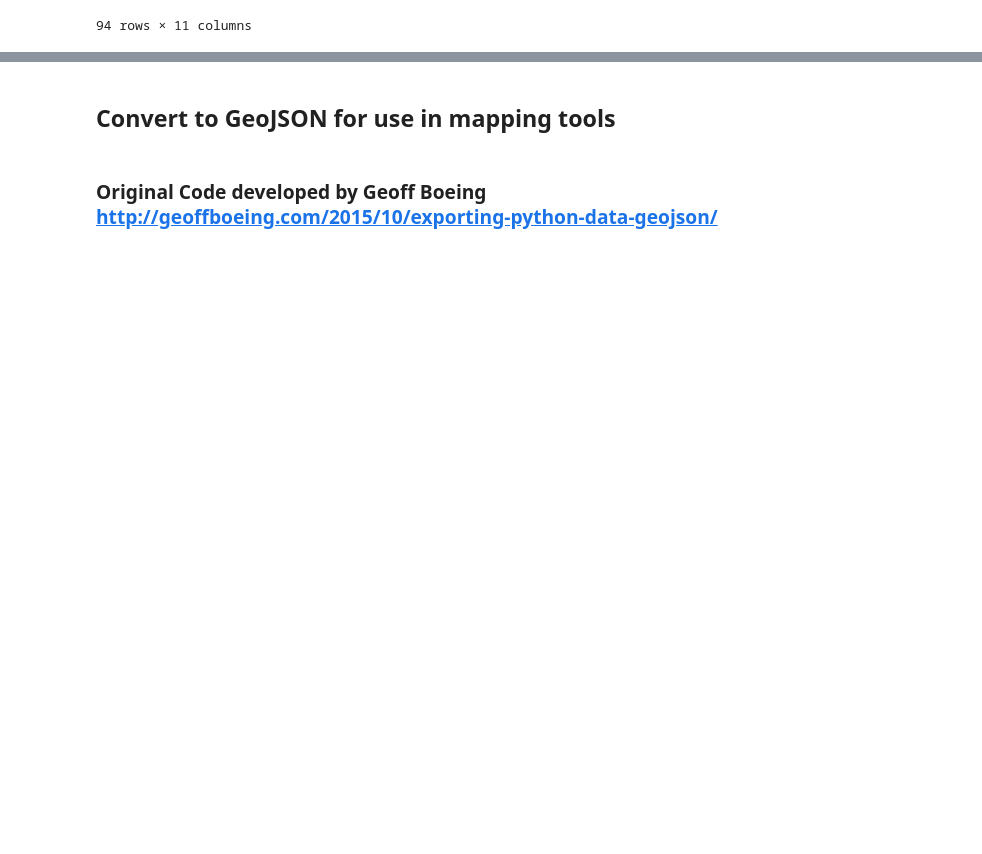
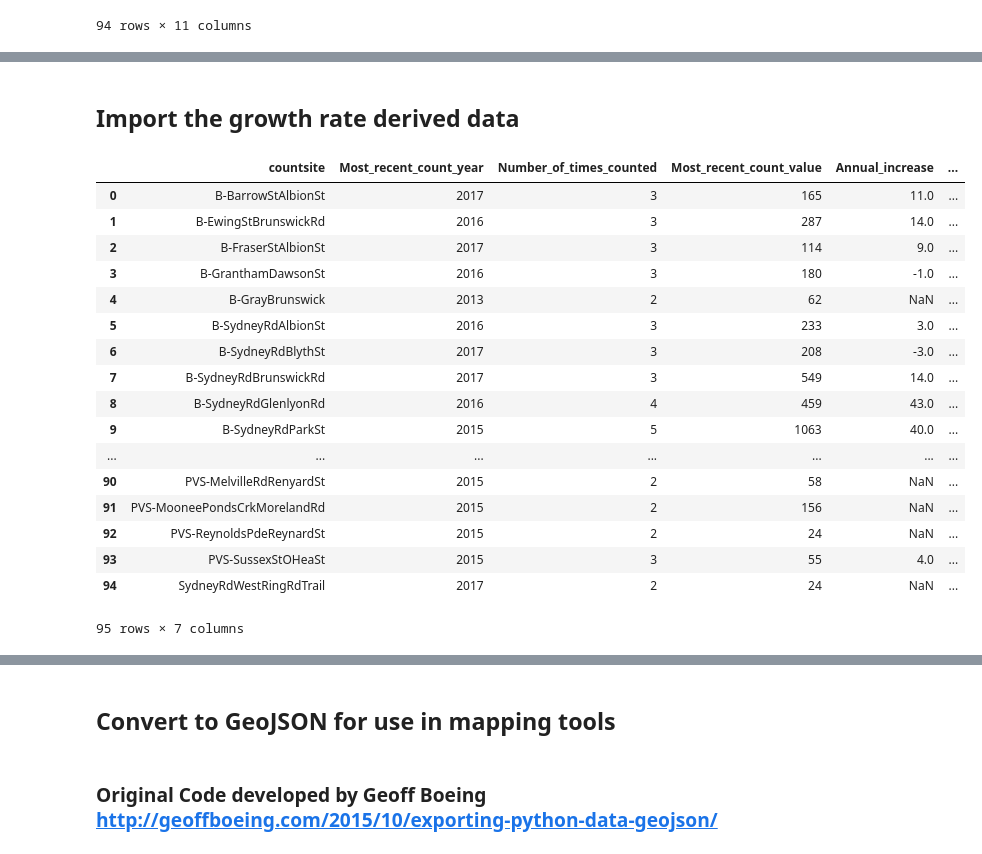
Before and after one commit to MorelandTransport/SuperTueDataCleaner, a Jupyter notebook: map point converter.ipynb, the cells around one changed output, grey strips where cells are left out. Drawn from its saved outputs; the diff is of its cells as text; code cells hidden in the pictures; blank space fills up the shorter version.

```diff
--- a/map point converter.ipynb
+++ b/map point converter.ipynb
@@ -104,0 +134,34 @@ sitepoints= sitepoints.drop(waytoosouth.index)
+# %% [markdown]
+## Import the growth rate derived data
+# %%
+growthcals = './script_output/allsites_summary/allmovesallriders7to9yeargrowth.csv'
+growdf = pd.read_csv(growthcals, sep=',', header = 0, engine = 'python')
+growdf.rename(columns = {'Unnamed: 0':'countsite'}, inplace = True)
+
+#Replace the whitespace characters in the column names with underscores
+growdf.rename(columns = {'Most recent count year':'Most_recent_count_year'}, inplace = True)
+growdf.rename(columns = {'Most recent count value':'Most_recent_count_value'}, inplace = True)
+growdf.rename(columns = {'annual increase':'Annual_increase'}, inplace = True)
+growdf.rename(columns = {'growth rate':'Growth_rate'}, inplace = True)
+growdf.rename(columns = {'Number of times counted':'Number_of_times_counted'}, inplace = True)
+
+growdf
+# %% [output]
+|  | countsite | Most_recent_count_year | Number_of_times_counted | Most_recent_count_value | Annual_increase | ... |
+| 0 | B-BarrowStAlbionSt | 2017 | 3 | 165 | 11.0 | ... |
+| 1 | B-EwingStBrunswickRd | 2016 | 3 | 287 | 14.0 | ... |
+| 2 | B-FraserStAlbionSt | 2017 | 3 | 114 | 9.0 | ... |
+| 3 | B-GranthamDawsonSt | 2016 | 3 | 180 | -1.0 | ... |
+| 4 | B-GrayBrunswick | 2013 | 2 | 62 | NaN | ... |
+| 5 | B-SydneyRdAlbionSt | 2016 | 3 | 233 | 3.0 | ... |
+| 6 | B-SydneyRdBlythSt | 2017 | 3 | 208 | -3.0 | ... |
+| 7 | B-SydneyRdBrunswickRd | 2017 | 3 | 549 | 14.0 | ... |
+| 8 | B-SydneyRdGlenlyonRd | 2016 | 4 | 459 | 43.0 | ... |
+| 9 | B-SydneyRdParkSt | 2015 | 5 | 1063 | 40.0 | ... |
+| ... | ... | ... | ... | ... | ... | ... |
+| 90 | PVS-MelvilleRdRenyardSt | 2015 | 2 | 58 | NaN | ... |
+| 91 | PVS-MooneePondsCrkMorelandRd | 2015 | 2 | 156 | NaN | ... |
+| 92 | PVS-ReynoldsPdeReynardSt | 2015 | 2 | 24 | NaN | ... |
+| 93 | PVS-SussexStOHeaSt | 2015 | 3 | 55 | 4.0 | ... |
+| 94 | SydneyRdWestRingRdTrail | 2017 | 2 | 24 | NaN | ... |
+95 rows × 7 columns
```
Also changed, not shown: parts of 7 cells of this notebook, 1 other file.
